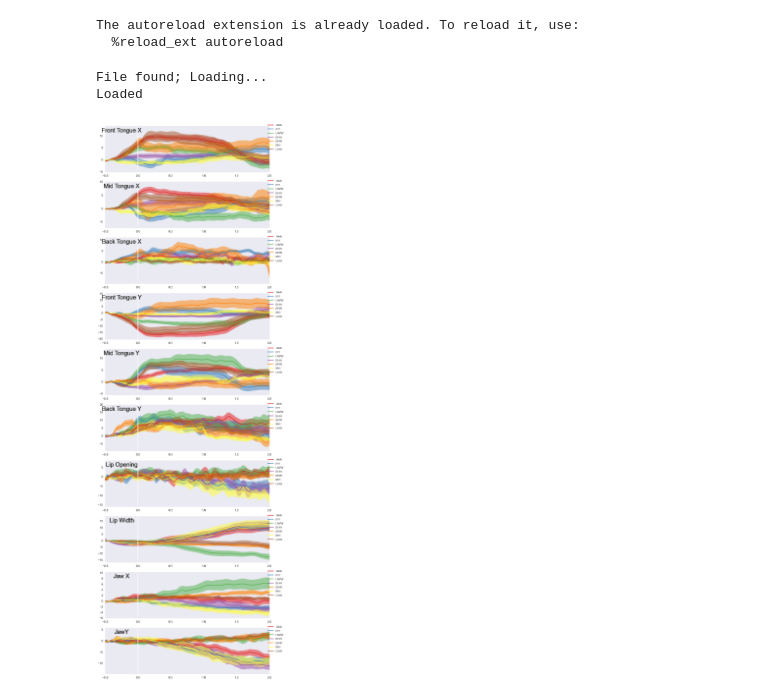
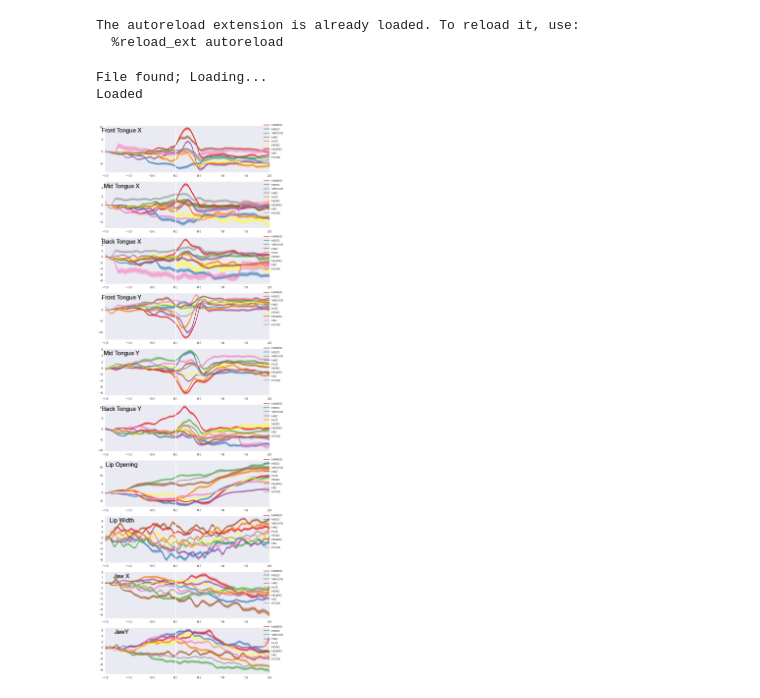
Before and after one commit to dfconant/utilities, a Jupyter notebook: iPyNb/Kinematic_Preprocessing.ipynb, the cells around one changed output. Saved outputs shown, nothing was run; the diff lists cells and outputs as text; code cells hidden in the pictures.

```diff
--- a/iPyNb/Kinematic_Preprocessing.ipynb
+++ b/iPyNb/Kinematic_Preprocessing.ipynb
@@ -41,22 +41,22 @@ def gestural_score(Ds,feats,labels,fig_filename,window = np.array([-1,1])):
 # %%
 pth = '/Users/david_conant/Dropbox/Vowels/EC41/'
 blocks = [19,20,22,27]
-tokens = ['AAA','IYY','UWW','AEE','AHH','EHH','ERR','IHH','UHH']
-window = np.array([-0.5,2])
+tokens = ['HAWED','HEED','WHOOD','HAD','HUD','HEAD','HEARD','HID','HOOD']
+window = np.array([-1.5,2])
 [K,anat,stop_times,start_times] = makeD_multi(pth,blocks,tokens,dtype= 'kin',align_window = window)
 Ks = [K[d] for d in tokens]
 stops = [stop_times[d] for d in tokens]
 starts = [start_times[d] for d in tokens]
-Ks = process_kin(Ks,stops,starts,window)
+Ks = process_kin(Ks,stops,starts,window, norm_length=False)
 feats = ['Front Tongue X','Mid Tongue X', 'Back Tongue X','Front Tongue Y','Mid Tongue Y',
          'Back Tongue Y','Lip Opening','Lip Width','Jaw X','JawY']
 labels = tokens
-fig_filename = '/Users/david_conant/Dropbox/NeuroSpeech/Lab Meetings/Vowels1/EC41_Acous_GS.png'
+fig_filename = '/Users/david_conant/Dropbox/NeuroSpeech/Lab Meetings/Vowels1/EC41_Acous_hvdGS.png'
 gestural_score(Ks,feats,labels,fig_filename,window)
 # %% [output]
 File found; Loading...
 Loaded
-[figure, old version]
+[figure, new version]
 # %%
 pth = '/Users/david_conant/Dropbox/Vowels/EC41/'
 blocks = [19,20,22,27]
```
Also changed, not shown: parts of 31 cells of this notebook, 18 other files.
